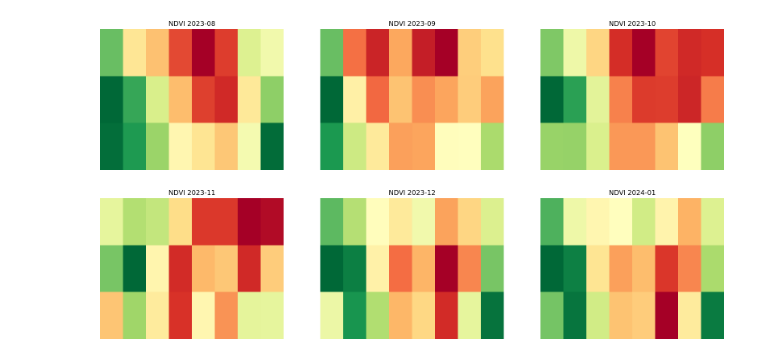
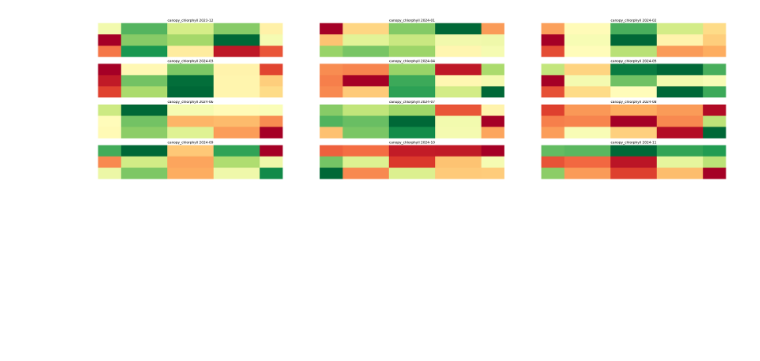
Before and after one commit to manukala6/crop_health_monitor, a Jupyter notebook: collect_time_series.ipynb, the cells around one changed output. Saved outputs shown, nothing was run; the diff lists cells and outputs as text; code cells hidden in the pictures; blank space fills up the shorter version.

Commit message:
Visualize trends

```diff
--- a/collect_time_series.ipynb
+++ b/collect_time_series.ipynb
@@ -126,5 +129,15 @@ def calc_evi(nir: xr.DataArray, red: xr.DataArray, blue: xr.DataArray):
     evi.name = "evi"
     return evi.drop_vars("band")
 
-def calc_chlorophyll(red_edge: xr.DataArray, narrow_nir: xr.DataArray):
+def calc_chlorophyll(red_edge: xr.DataArray, narrow_nir: xr.DataArray, name: str):
     chlorophyll = (narrow_nir - red_edge) / red_edge
+    chlorophyll.name = name
+    return chlorophyll.drop_vars("band")
+
+def sanitize_stack(stack: xr.DataArray):
+    desired_coords = ["time", "x", "y", "band", "year_month", "ndvi", "evi", "ndmi", "ndwi", "wet_chlorphyll", "canopy_chlorphyll"]
+    slim_stack = stack.drop_vars(
+        [coord for coord in stack.coords if coord not in desired_coords],
+        errors="ignore"
+    )
+    return slim_stack
@@ -181,8 +184,8 @@ for idx, plot in tqdm(enumerate(train_part_28.iterrows()), total=len(train_part_
     plot_stack["evi"] = calc_evi(nir, red, blue)
     plot_stack["ndwi"] = normalized_difference(green, nir, "ndwi")
     plot_stack["ndmi"] = normalized_difference(nir, swir, "ndmi")
-    plot_stack["wet_chlorphyll"] = calc_chlorophyll(red_edge_5, narrow_nir)
-    plot_stack["canopy_chlorphyll"] = calc_chlorophyll(red_edge_7, narrow_nir)
+    plot_stack["wet_chlorophyll"] = calc_chlorophyll(red_edge_5, narrow_nir, "wet_chlorophyll")
+    plot_stack["canopy_chlorophyll"] = calc_chlorophyll(red_edge_7, narrow_nir, "canopy_chlorophyll")
 
     # Add year_month time coord for monthly aggregations
     plot_stack = plot_stack.assign_coords({"year_month": plot_stack["time"].dt.strftime("%Y-%m")})
@@ -194,4 +197,5 @@ for idx, plot in tqdm(enumerate(train_part_28.iterrows()), total=len(train_part_
     #zarr_path = f"zarrs/part_{14}/plot_{idx}_stack.zarr"
     #plot_stack.to_zarr(zarr_path, mode='w', compute=False)
 # %%
-plot = stacks[15]
+plot = stacks[21]
+plot
@@ -231,10 +226,16 @@ import matplotlib.pyplot as plt
+# %%
+index = "canopy_chlorphyll"
+monthly_index = plot[f"{index}"].groupby("year_month").mean()
+#y = monthly_index.mean(dim=["x", "y"]).compute().to_numpy()
 # %%
 # Plot figure with 6 subplots
-fig, axs = plt.subplots(2, 3, figsize=(20, 10))
+index_months = []
+fig, axs = plt.subplots(int(len(y)/3), 3, figsize=(10*int(len(y)/3), 10))
 for i, ax in enumerate(axs.flat):
-    ndvi_mo1 = monthly_ndvi[i].compute()
-    ndvi_mo1.plot(ax=ax, cmap='RdYlGn', add_colorbar=False)
-    ax.set_title(f"NDVI {monthly_ndvi.year_month.values[i]}")
+    index_month = monthly_index[i].compute()
+    index_months.append(index_month.to_numpy())
+    index_month.plot(ax=ax, cmap='RdYlGn', add_colorbar=False)
+    ax.set_title(f"{index} {monthly_index.year_month.values[i]}")
     ax.set_axis_off()
 # %% [output]
-[figure, old version]
+[figure, new version]
```
Also changed, not shown: parts of 9 cells of this notebook.
